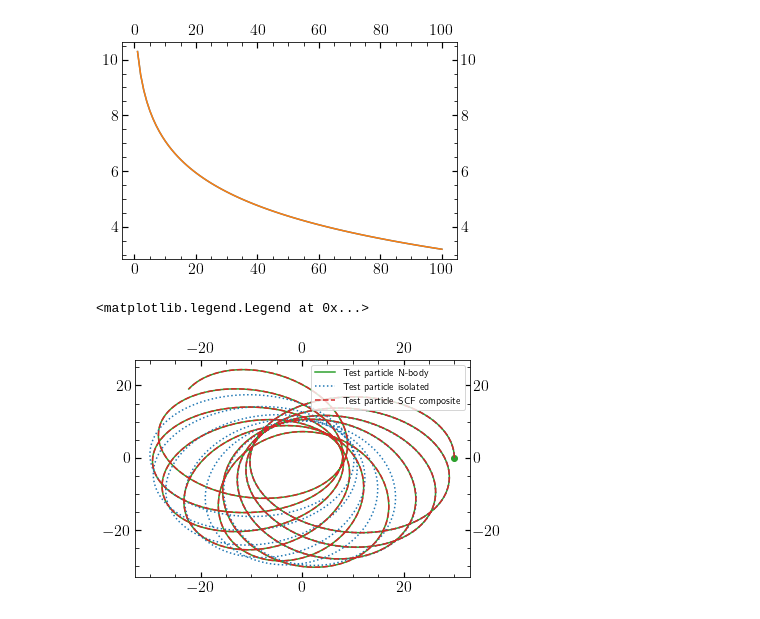
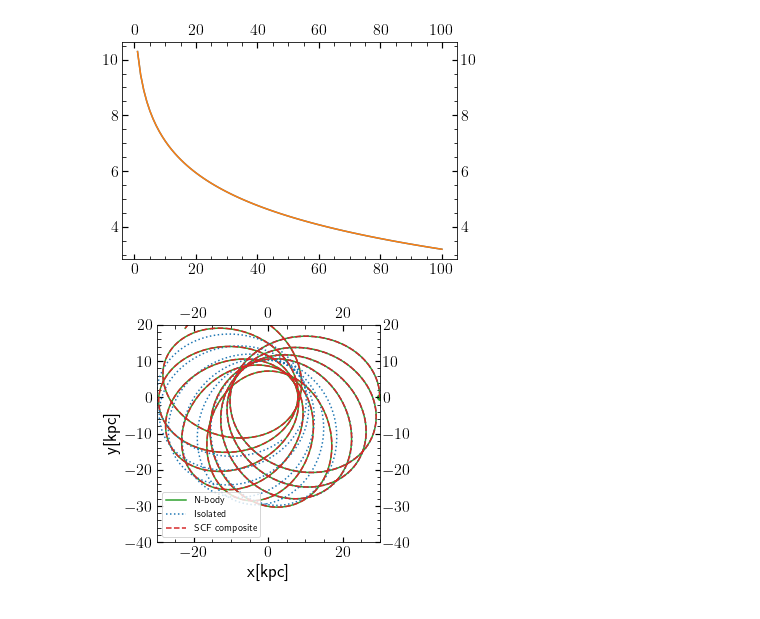
Before and after one commit to adrn/time-dependent-scf, a Jupyter notebook: notebooks/Inertial_vs_non_intertial_frame.ipynb, the cells around one changed output. Cells and saved outputs as stored; diff of their text form; code cells hidden in the pictures.

```diff
--- a/notebooks/Inertial_vs_non_intertial_frame.ipynb
+++ b/notebooks/Inertial_vs_non_intertial_frame.ipynb
@@ -18,6 +18,8 @@ import gala.potential as gp
 from gala.units import galactic
 
 from gala.potential.scf import compute_coeffs
+# %%
+figs_path = "./figures/intertial_vs_non-intertial_ex/"
 # %%
 # Design gala potential using Nbody and a test particle
 
@@ -418,16 +449,28 @@ vel_scf_comp_tdp_mov = orbit_scf_comp_tdp_mov.v_xyz.to(u.km/u.s).value.T
 r_scf_comp_tdp_mov = (np.sum(pos_scf_comp_tdp_mov**2, axis=1))**0.5
 v_scf_comp_tdp_mov = (np.sum(vel_scf_comp_tdp_mov**2, axis=1))**0.5
 # %%
-plt.plot(pos_tp[:,0][0]-pos_sat[:,0][0], pos_tp[:,1][0]-pos_sat[:,1][0], c='C2', label='Test particle N-body')
+plt.figure(figsize=(4,4))
+
+plt.plot(pos_tp[:,0][0]-pos_sat[:,0][0], pos_tp[:,1][0]-pos_sat[:,1][0], c='C2', label='N-body')
 plt.scatter(pos_tp[:,0][0][0]-pos_sat[:,0][0][0], pos_tp[:,1][0][0]-pos_sat[:,1][0][0], c='C2')
 
 plt.plot(pos_tp_iso[:,0][0]-pos_sat_iso[:,0][0], pos_tp_iso[:,1][0]-pos_sat_iso[:,1][0], c='C0', ls=':',
-           label='Test particle isolated')
+           label='Isolated')
 
 plt.plot(pos_scf_comp_tdp_mov[:,0]-pos_sat[:,0][0], pos_scf_comp_tdp_mov[:,1]-pos_sat[:,1][0], c='C3', ls='--',
-        label='Test particle SCF composite')
+        label='SCF composite')
 
 plt.legend()
+
+
+plt.xlabel('x[kpc]')
+plt.ylabel('y[kpc]')
+
+plt.xlim(-30 , 30)
+plt.ylim(-40 , 20)
+
+
+plt.savefig(figs_path+"orbits_iso_scf_composite.png", bbox_inches='tight')
+plt.savefig(figs_path+"orbits_iso_scf_composite.pdf", bbox_inches='tight')
 # %% [output]
-<matplotlib.legend.Legend at 0x...>
-[figure, old version]
+[figure, new version]
```
Also changed, not shown: parts of 7 cells of this notebook.
